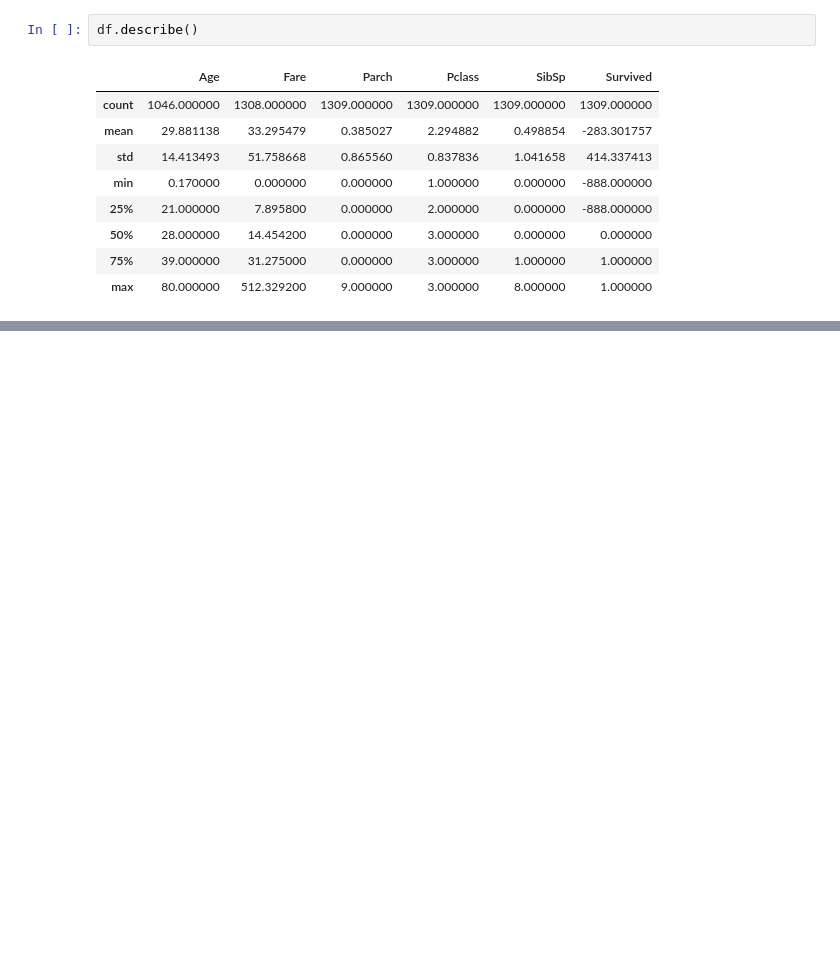
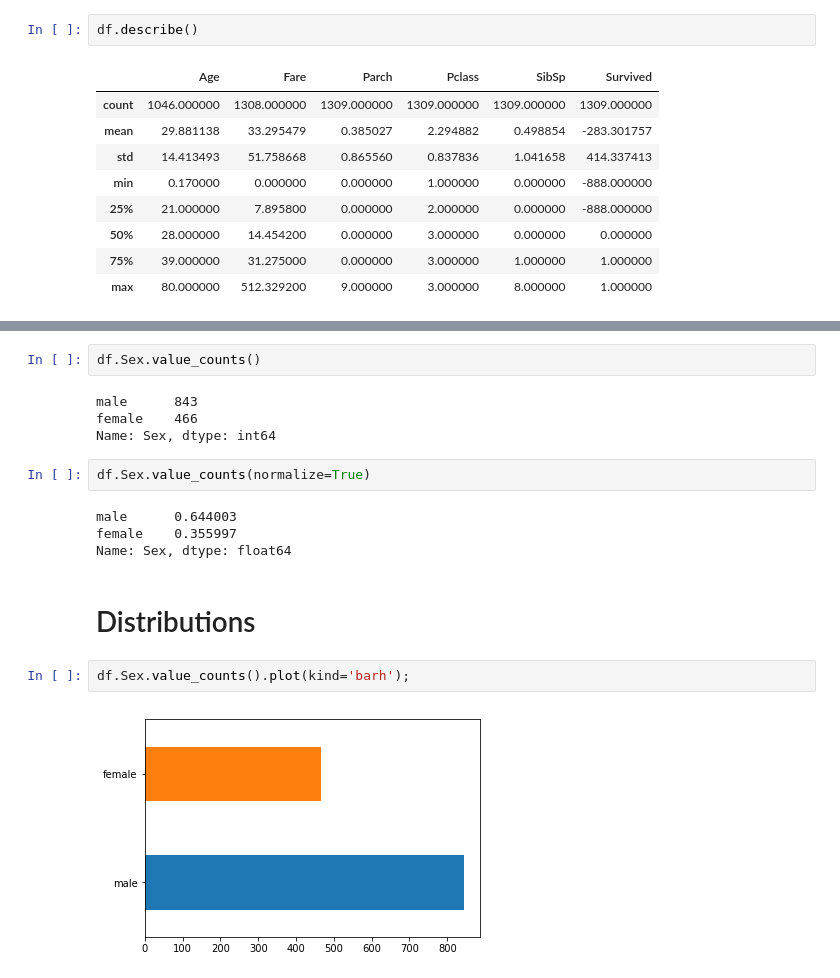
Before and after one commit to rahulkhanna2/titanic, a Jupyter notebook: notebooks/Exploring Processing Data.ipynb, the cells around one changed output, grey strips where cells are left out. Cells and saved outputs as stored; diff of their text form; blank space fills up the shorter version.

```diff
--- a/notebooks/Exploring Processing Data.ipynb
+++ b/notebooks/Exploring Processing Data.ipynb
@@ -173,0 +194,18 @@ df.describe()
+# %%
+df.Sex.value_counts()
+# %% [output]
+male      843
+female    466
+Name: Sex, dtype: int64
+# %%
+df.Sex.value_counts(normalize=True)
+# %% [output]
+male      0.644003
+female    0.355997
+Name: Sex, dtype: float64
+# %% [markdown]
+# Distributions
+# %%
+df.Sex.value_counts().plot(kind='barh');
+# %% [output]
+[figure, added]
```
Also changed, not shown: parts of 39 cells of this notebook.
